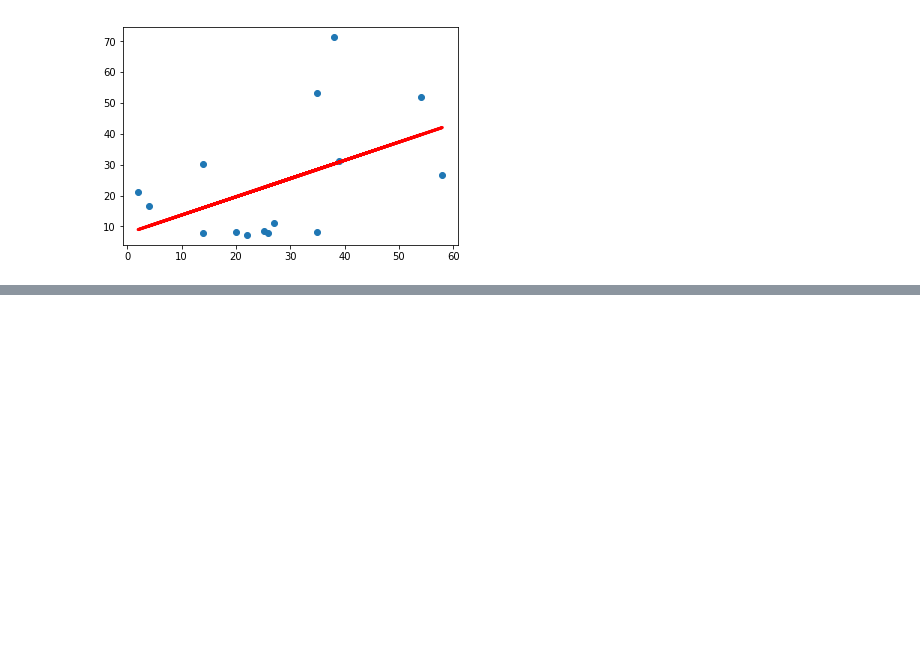
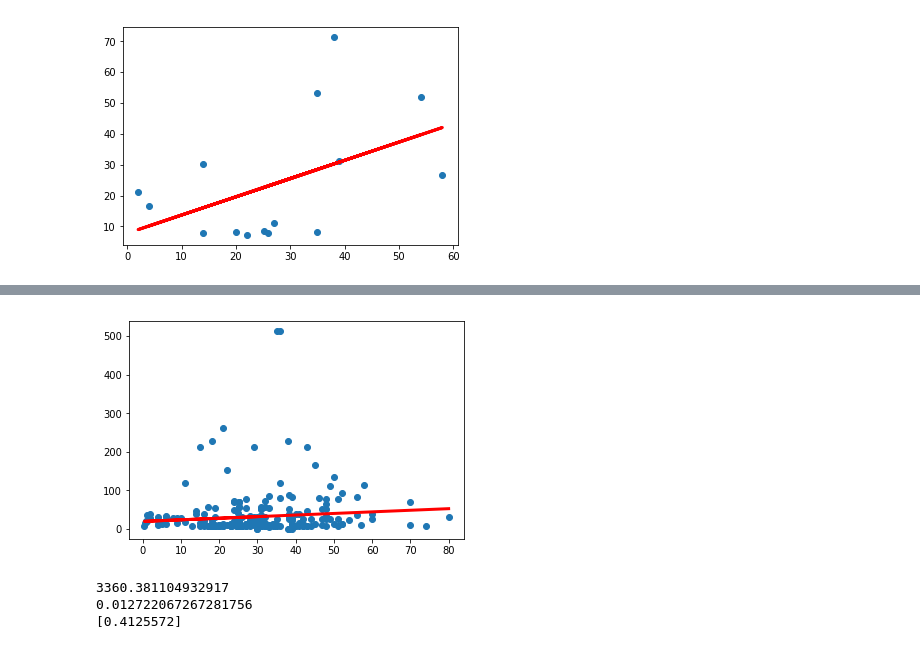
Before and after one commit to nilemarezz/Learn-DataSci01, a Jupyter notebook: MachineLearning/Machine-Learning.ipynb, the cells around one changed output, grey strips where cells are left out. Drawn from its saved outputs; the diff is of its cells as text; code cells hidden in the pictures; blank space fills up the shorter version.

Commit message:
[Add] Model

```diff
--- a/MachineLearning/Machine-Learning.ipynb
+++ b/MachineLearning/Machine-Learning.ipynb
@@ -64,0 +111,20 @@ plt.plot(X,y_pred,color = 'red', linewidth=3)
+# %%
+#นำข้อมูล train มาใส่ใน model
+model = linear_model.LinearRegression()
+model.fit(x_train,y_train)
+
+# ทำนายและ plot ค่า test ลงไป
+y_pred = model.predict(x_test)
+plt.scatter(x_test,y_test)
+plt.plot(x_test,y_pred,color = 'red' , linewidth= 3)
+plt.show()
+# %% [output]
+[figure, added]
+# %%
+print(mean_squared_error(y_test,y_pred))
+print(r2_score(y_test,y_pred))
+print(model.coef_)
+# %% [output]
+3360.381104932917
+0.012722067267281756
+[0.4125572]
```
Also changed, not shown: parts of 12 cells of this notebook.
